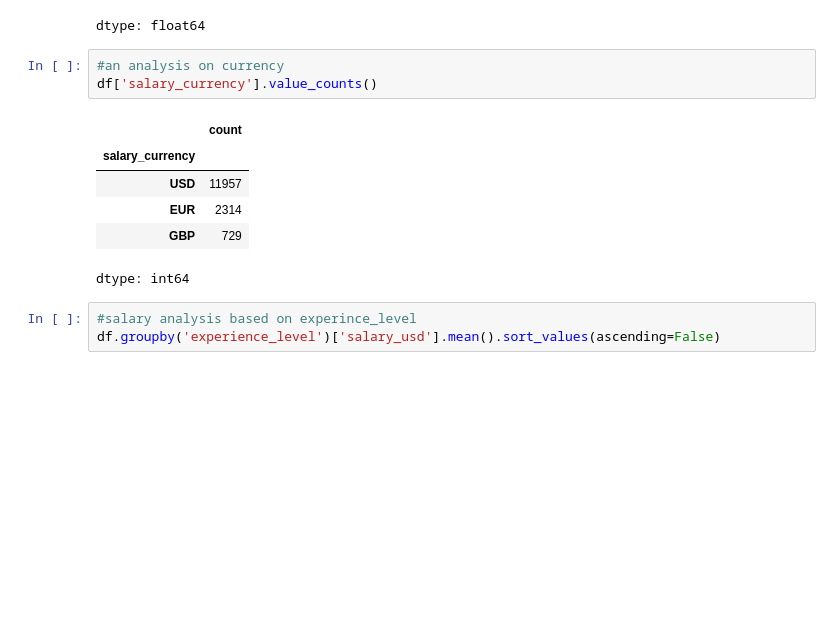
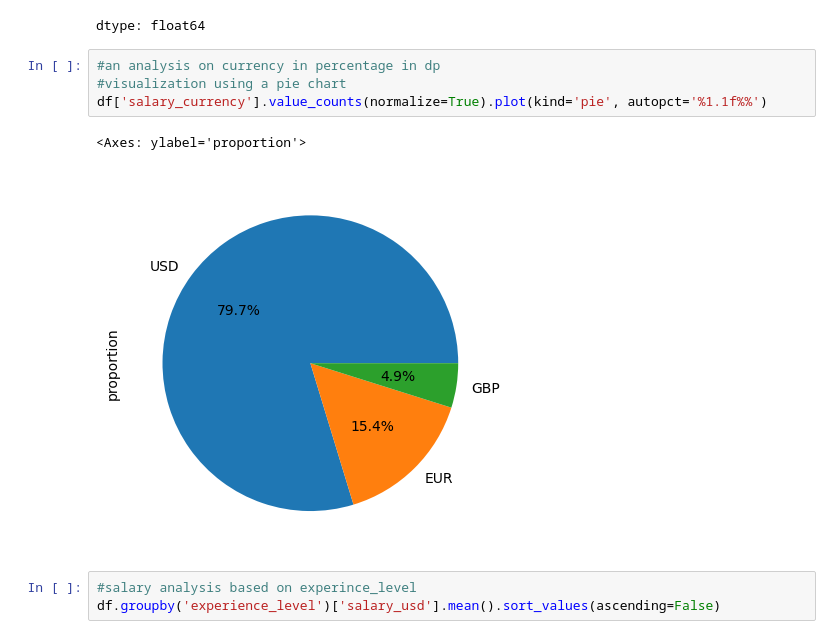
Before and after one commit to stevejj4/Global-AI-Job-Market-Trends-Salary-Insights-2025, a Jupyter notebook: ai_job_project.ipynb, the cells around one changed output. Drawn from its saved outputs; the diff is of its cells as text; blank space fills up the shorter version.

```diff
--- a/ai_job_project.ipynb
+++ b/ai_job_project.ipynb
@@ -74,15 +74,12 @@ df.groupby('job_title')['salary_usd'].mean().sort_values(ascending=False)
 | Data Analyst | 111321.180501 |
 dtype: float64
 # %%
-#an analysis on currency
-df['salary_currency'].value_counts()
+#an analysis on currency in percentage in dp
+#visualization using a pie chart
+df['salary_currency'].value_counts(normalize=True).plot(kind='pie', autopct='%1.1f%%')
 # %% [output]
-|  | count |
-| salary_currency |  |
-| USD | 11957 |
-| EUR | 2314 |
-| GBP | 729 |
-dtype: int64
+<Axes: ylabel='proportion'>
+[figure, added]
 # %%
 #salary analysis based on experince_level
 df.groupby('experience_level')['salary_usd'].mean().sort_values(ascending=False)
```
Also changed, not shown: parts of 22 cells of this notebook.
